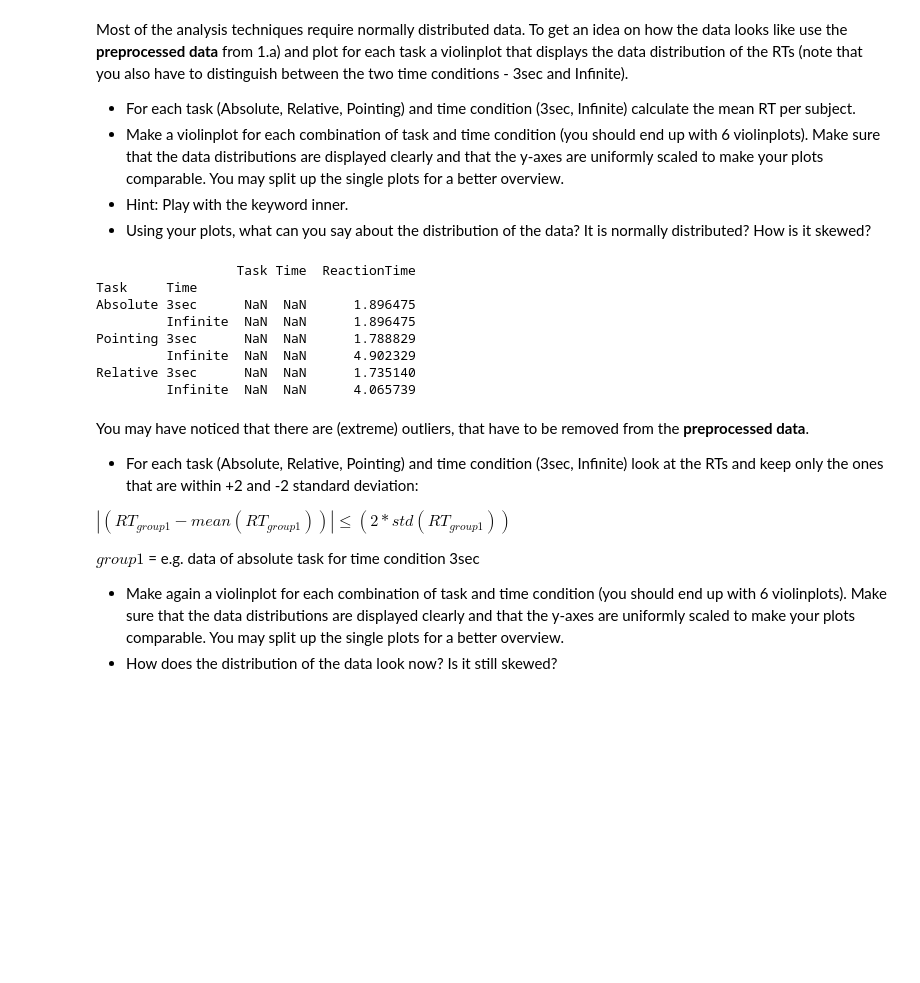
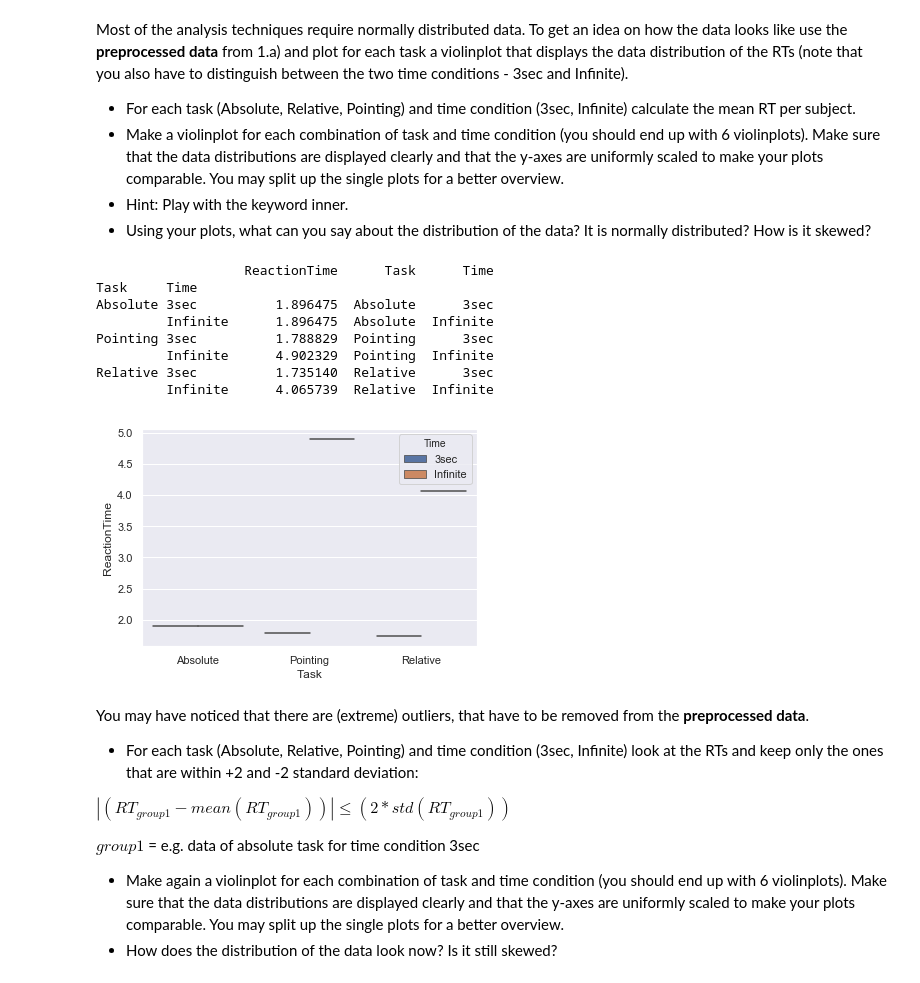
Before and after one commit to NBP-ACC/week-5-acc_8, a Jupyter notebook: sheet03.ipynb, the cells around one changed output. Cells and saved outputs as stored; diff of their text form; code cells hidden in the pictures; blank space fills up the shorter version.

```diff
--- a/sheet03.ipynb
+++ b/sheet03.ipynb
@@ -120,24 +120,37 @@ Most of the analysis techniques require normally distributed data. To get an ide
 # %%
 # TODO
 # create a new dataframe with averaged RT
-df_meanRT = pd.DataFrame(columns=['Task','Time','ReactionTime'])
-df_meanRT_test = pd.DataFrame(columns=['Task','Time'])
-df_meanRT_test['Task'] = concat_df['Task']
-df_meanRT_test['Time'] = concat_df['Time']
+df_meanRT = pd.DataFrame(columns=['ReactionTime'])
+df_meanRT_test = pd.DataFrame(columns=['Task','Time', 'ReactionTime'])
+df_meanRT_test2 = pd.DataFrame(columns=['Task','Time', 'ReactionTime'])
+df_meanRT_test['Task'] = clean_df['Task']
+df_meanRT_test['Time'] = clean_df['Time']
 df_meanRT_test = df_meanRT_test.drop_duplicates()
-concat_df_copy = concat_df.copy() # creates a deep copy of old data frame
-df_meanRT['ReactionTime'] = concat_df_copy.groupby(['Task', 'Time'])['ReactionTime'].mean()
+df_meanRT_test = df_meanRT_test.reset_index()
+clean_df_copy = clean_df.copy() # creates a deep copy of old data frame
+df_meanRT_test2['ReactionTime'] = clean_df_copy.groupby(['Task', 'Time'])['ReactionTime'].mean()
+df_meanRT_test2['Task'] = df_meanRT_test['Task']
+df_meanRT_test2['Time'] = df_meanRT_test['Time']
+
+df_meanRT['ReactionTime'] = df_meanRT_test2['ReactionTime']
+#df_meanRT['Task'] = [1,2,3,4,5,6]
+#df_meanRT['Time'] = [1,2,1,2,1,2]
+df_meanRT['Task'] = ['Absolute','Absolute','Pointing','Pointing','Relative','Relative']
+df_meanRT['Time'] = ['3sec','Infinite','3sec','Infinite','3sec','Infinite']
 
 print(df_meanRT)
+
+fig = sns.violinplot(x="Task", y="ReactionTime", hue="Time", data=df_meanRT)
 # %% [output]
-                  Task Time  ReactionTime
+                   ReactionTime      Task      Time
 Task     Time
-Absolute 3sec      NaN  NaN      1.896475
-         Infinite  NaN  NaN      1.896475
-Pointing 3sec      NaN  NaN      1.788829
-         Infinite  NaN  NaN      4.902329
-Relative 3sec      NaN  NaN      1.735140
-         Infinite  NaN  NaN      4.065739
+Absolute 3sec          1.896475  Absolute      3sec
+         Infinite      1.896475  Absolute  Infinite
+Pointing 3sec          1.788829  Pointing      3sec
+         Infinite      4.902329  Pointing  Infinite
+Relative 3sec          1.735140  Relative      3sec
+         Infinite      4.065739  Relative  Infinite
+[figure, added]
 # %% [markdown]
 You may have noticed that there are (extreme) outliers, that have to be removed from the **preprocessed data**.
 
```
